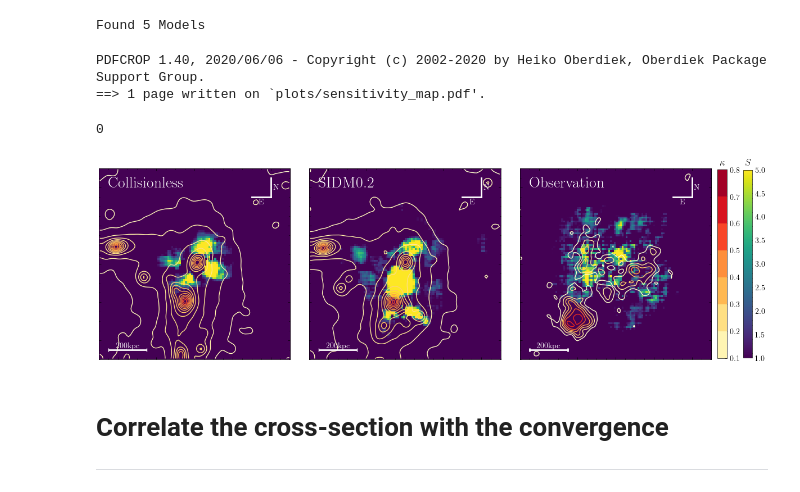
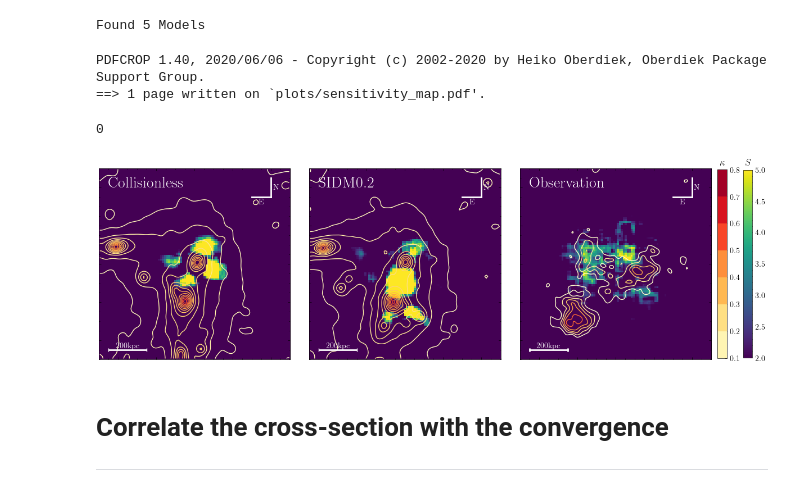
Before and after one commit to davidharvey1986/ml_a2744, a Jupyter notebook: notebooks/data_sensitivity_map.ipynb, the cells around one changed output. Saved outputs shown, nothing was run; the diff lists cells and outputs as text; code cells hidden in the pictures.

```diff
--- a/notebooks/data_sensitivity_map.ipynb
+++ b/notebooks/data_sensitivity_map.ipynb
@@ -143,28 +112,0 @@ BEST CDM (dont forget to add 1800) [1085  183  655 ... 1788 1602   22]
-# %%
-meta, data = pkl.load(open("../data/100/obs/concat/bahamas_1.pkl","rb"))
-all_data = []
-index_use = np.arange(data.shape[0])
-for i in index_use:
-    all_data.append(dataloaders['source_val'][0].dataset.dataset.transform(torch.tensor(data[i,:2], dtype=torch.float32)))
-forward_modelled = np.stack(all_data)
-
-cdan_models = np.sort(glob(
-    f"../models/{ifilter}/cdan_baha2dark_pre_squeezenet1_aw_1_pad_shear_avgpool_gauss_seed_*_nob1_ft_tweaked_align_10_best.pth"
-))
-
-
-all_models = []
-for imodel in cdan_models:
-    args.checkpoint = imodel
-    this_model = create_model(args)
-
-    model_name = f"seed_{this_model.args.seed}"
-    #if target_test_accuracy[ifilter][model_name]['target_test_f1'] <0.48:
-    #    continue
-
-    all_models.append(this_model)
-fiducial = 1-get_all_model_estimates( forward_modelled, all_models)
-print(f"BEST SIDM (dont forget to add {fiducial.shape[1]//2})",np.mean(fiducial[:,fiducial.shape[1]//2:,0],axis=0).argsort()[::-1])
-plt.hist(np.mean(fiducial[:,fiducial.shape[1]//2:,0],axis=0))
-bah_best_indexes = np.mean(fiducial[:,:,0],axis=0).argsort()[::-1]
-pkl.dump(bah_best_indexes,open("pickles/bah_best_indexes.pkl","wb"))
@@ -279,7 +218,7 @@ for segment_size in range(2,6): # pixels
 # %% [output]
 Found 5 Models
 # %%
-segment_size = 3
+segment_size = 4
 sim_fiducial, sim_probabilities = pkl.load(open(f"pickles/sim_senstivity_{segment_size}_select_moving_av.pkl","rb"))
 cmap_contour = 'YlOrRd'
 cmap_image = 'viridis'
@@ -290,7 +229,7 @@ fig.subplots_adjust(wspace=0.1)
 
 kappas = []
 contrast=5
-vmin = 1
+vmin = 2
 
 vmax =  contrast
 ref = None
@@ -380,34 +319,34 @@ ax.text( 5-50, 40, 'Observation', color='white', weight='bold', fontsize=20)
 
 fraction = 0.015
 divider = make_axes_locatable(ax)
 #cax = divider.append_axes('right', size='5%', pad=0.2)
 cbar = fig.colorbar(
     prob,
     ax=axarr,
     orientation='vertical',
     fraction=fraction*0.96,
     pad=0.025)
 cbar.ax.set_title('$S$')
 
 
 #cax = divider.append_axes('right', size='5%', pad=0.4)
 cbar = fig.colorbar(
     kappa,
     ax=axarr,
     orientation='vertical',
     fraction=fraction,
     pad=0.01)
 
 cbar.ax.set_title('$\kappa$')
 cbar.solids.set_alpha(1)
 fname = "plots/sensitivity_map.pdf"
 plt.savefig(fname)
 os.system(f"pdfcrop {fname} {fname}")
 # %% [output]
 PDFCROP 1.40, 2020/06/06 - Copyright (c) 2002-2020 by Heiko Oberdiek, Oberdiek Package Support Group.
 ==> 1 page written on `plots/sensitivity_map.pdf'.
 0
-[figure, old version]
+[figure, new version]
 # %% [markdown]
 # Correlate the cross-section with the convergence
 ----
```
Also changed, not shown: parts of 4 cells of this notebook, 2 other files.
